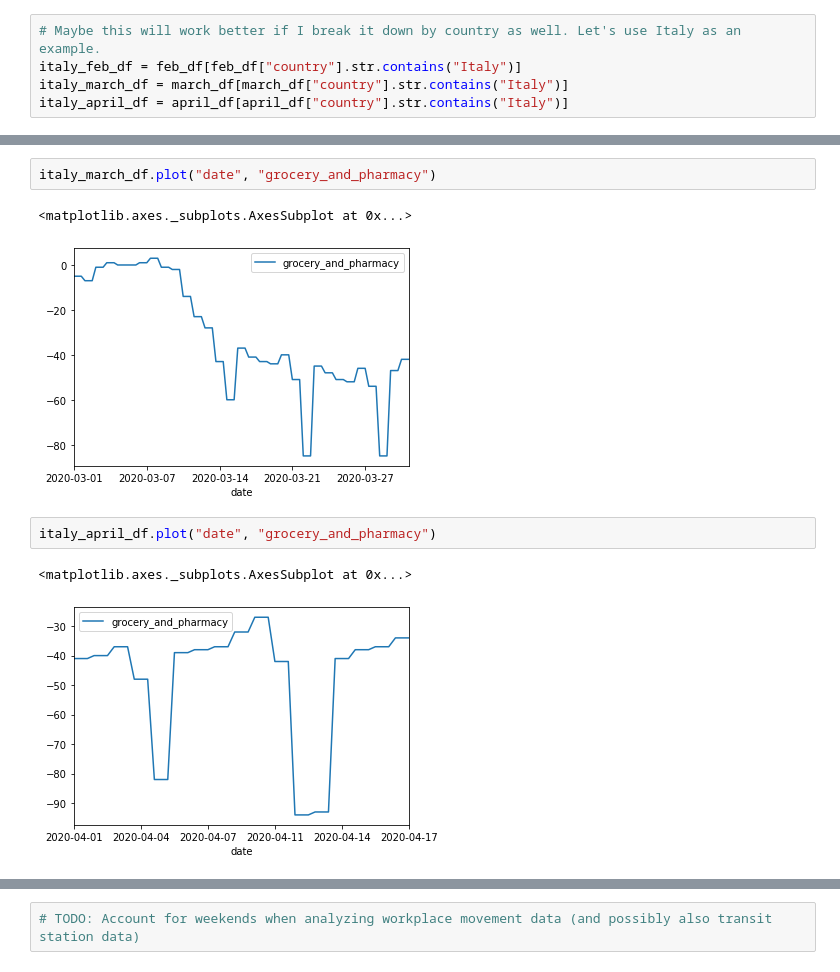
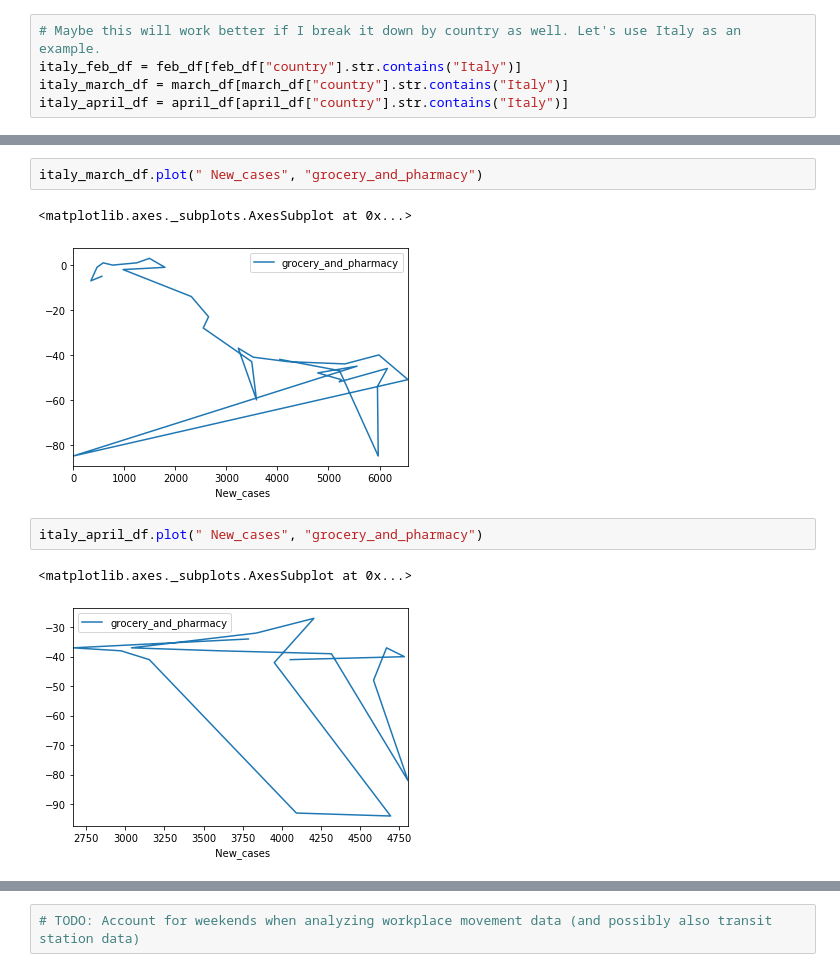
Before and after one commit to mirandaday16/covid_prevention_data_analysis, a Jupyter notebook: miranda_adkins/7-13 Data Exploration (Mobility-Restaurants).ipynb, the cells around one changed output, grey strips where cells are left out. Saved outputs shown, nothing was run; the diff lists cells and outputs as text.

```diff
--- a/miranda_adkins/7-13 Data Exploration (Mobility-Restaurants).ipynb
+++ b/miranda_adkins/7-13 Data Exploration (Mobility-Restaurants).ipynb
@@ -347,10 +364,10 @@ italy_feb_df.plot("date", "grocery_and_pharmacy")
 # %%
-italy_march_df.plot("date", "grocery_and_pharmacy")
+italy_march_df.plot(" New_cases", "grocery_and_pharmacy")
 # %% [output]
 <matplotlib.axes._subplots.AxesSubplot at 0x...>
-[figure, old version]
+[figure, new version]
 # %%
-italy_april_df.plot("date", "grocery_and_pharmacy")
+italy_april_df.plot(" New_cases", "grocery_and_pharmacy")
 # %% [output]
 <matplotlib.axes._subplots.AxesSubplot at 0x...>
-[figure, old version]
+[figure, new version]
```
Also changed, not shown: parts of 11 cells of this notebook.
